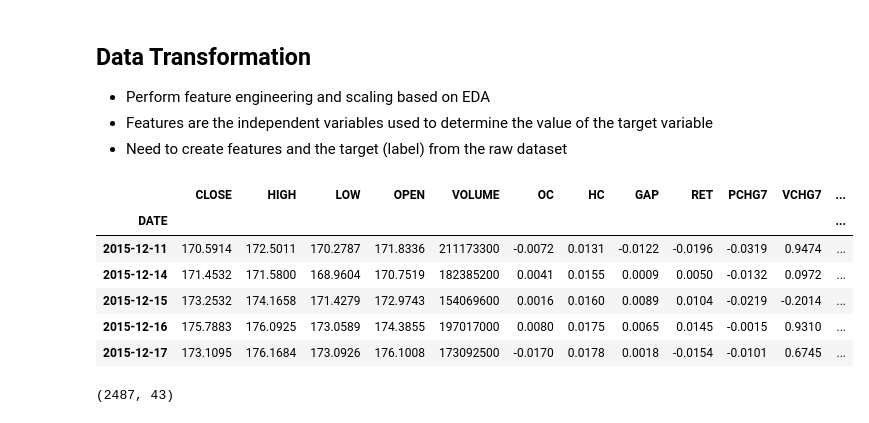
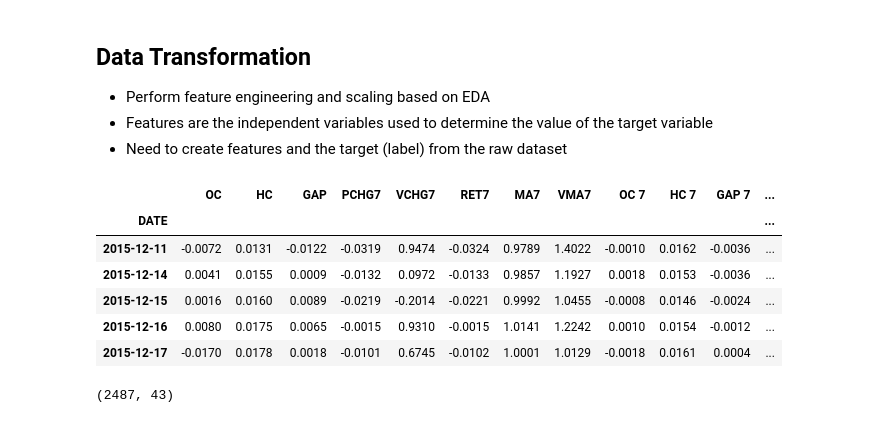
Before and after one commit to barryc123/Public, a Jupyter notebook: MLSPYPricePrediction/PricePrediction.ipynb, the cells around one changed output. Saved outputs shown, nothing was run; the diff lists cells and outputs as text; code cells hidden in the pictures.

```diff
--- a/MLSPYPricePrediction/PricePrediction.ipynb
+++ b/MLSPYPricePrediction/PricePrediction.ipynb
@@ -123,16 +126,15 @@ data = create_ohlc_features(frame=df)
 # %%
 # remove features correlated to the label
 X = data.drop(columns=["OPEN", "HIGH", "LOW", "CLOSE", "VOLUME", 'RET', "LABEL"])
-X = data.copy()
 X.head()
 # %% [output]
-|  | CLOSE | HIGH | LOW | OPEN | VOLUME | OC | HC | GAP | RET | PCHG7 | VCHG7 | ... |
+|  | OC | HC | GAP | PCHG7 | VCHG7 | RET7 | MA7 | VMA7 | OC 7 | HC 7 | GAP 7 | ... |
 | DATE |  |  |  |  |  |  |  |  |  |  |  | ... |
-| 2015-12-11 | 170.5914 | 172.5011 | 170.2787 | 171.8336 | 211173300 | -0.0072 | 0.0131 | -0.0122 | -0.0196 | -0.0319 | 0.9474 | ... |
-| 2015-12-14 | 171.4532 | 171.5800 | 168.9604 | 170.7519 | 182385200 | 0.0041 | 0.0155 | 0.0009 | 0.0050 | -0.0132 | 0.0972 | ... |
-| 2015-12-15 | 173.2532 | 174.1658 | 171.4279 | 172.9743 | 154069600 | 0.0016 | 0.0160 | 0.0089 | 0.0104 | -0.0219 | -0.2014 | ... |
-| 2015-12-16 | 175.7883 | 176.0925 | 173.0589 | 174.3855 | 197017000 | 0.0080 | 0.0175 | 0.0065 | 0.0145 | -0.0015 | 0.9310 | ... |
-| 2015-12-17 | 173.1095 | 176.1684 | 173.0926 | 176.1008 | 173092500 | -0.0170 | 0.0178 | 0.0018 | -0.0154 | -0.0101 | 0.6745 | ... |
+| 2015-12-11 | -0.0072 | 0.0131 | -0.0122 | -0.0319 | 0.9474 | -0.0324 | 0.9789 | 1.4022 | -0.0010 | 0.0162 | -0.0036 | ... |
+| 2015-12-14 | 0.0041 | 0.0155 | 0.0009 | -0.0132 | 0.0972 | -0.0133 | 0.9857 | 1.1927 | 0.0018 | 0.0153 | -0.0036 | ... |
+| 2015-12-15 | 0.0016 | 0.0160 | 0.0089 | -0.0219 | -0.2014 | -0.0221 | 0.9992 | 1.0455 | -0.0008 | 0.0146 | -0.0024 | ... |
+| 2015-12-16 | 0.0080 | 0.0175 | 0.0065 | -0.0015 | 0.9310 | -0.0015 | 1.0141 | 1.2242 | 0.0010 | 0.0154 | -0.0012 | ... |
+| 2015-12-17 | -0.0170 | 0.0178 | 0.0018 | -0.0101 | 0.6745 | -0.0102 | 1.0001 | 1.0129 | -0.0018 | 0.0161 | 0.0004 | ... |
 # %%
 # drop NaN rows that have no value
 
```
Also changed, not shown: parts of 24 cells of this notebook.
